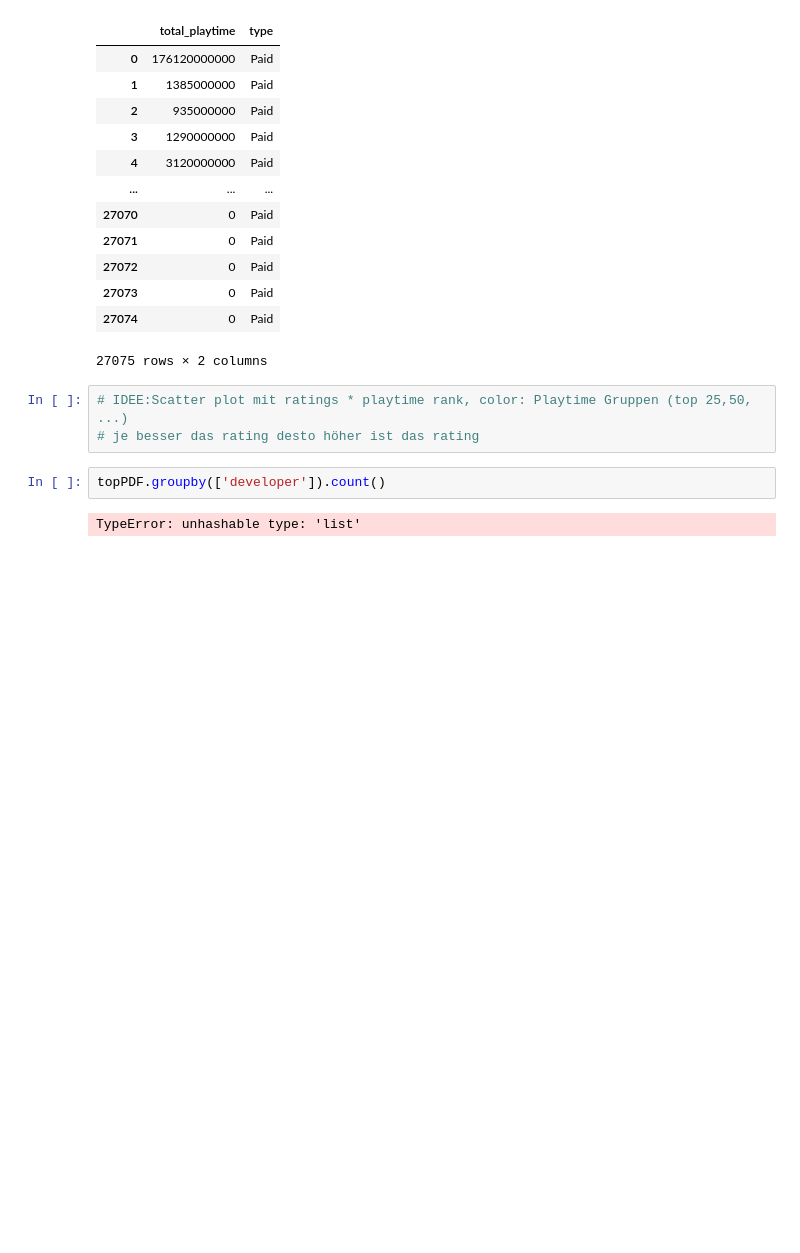
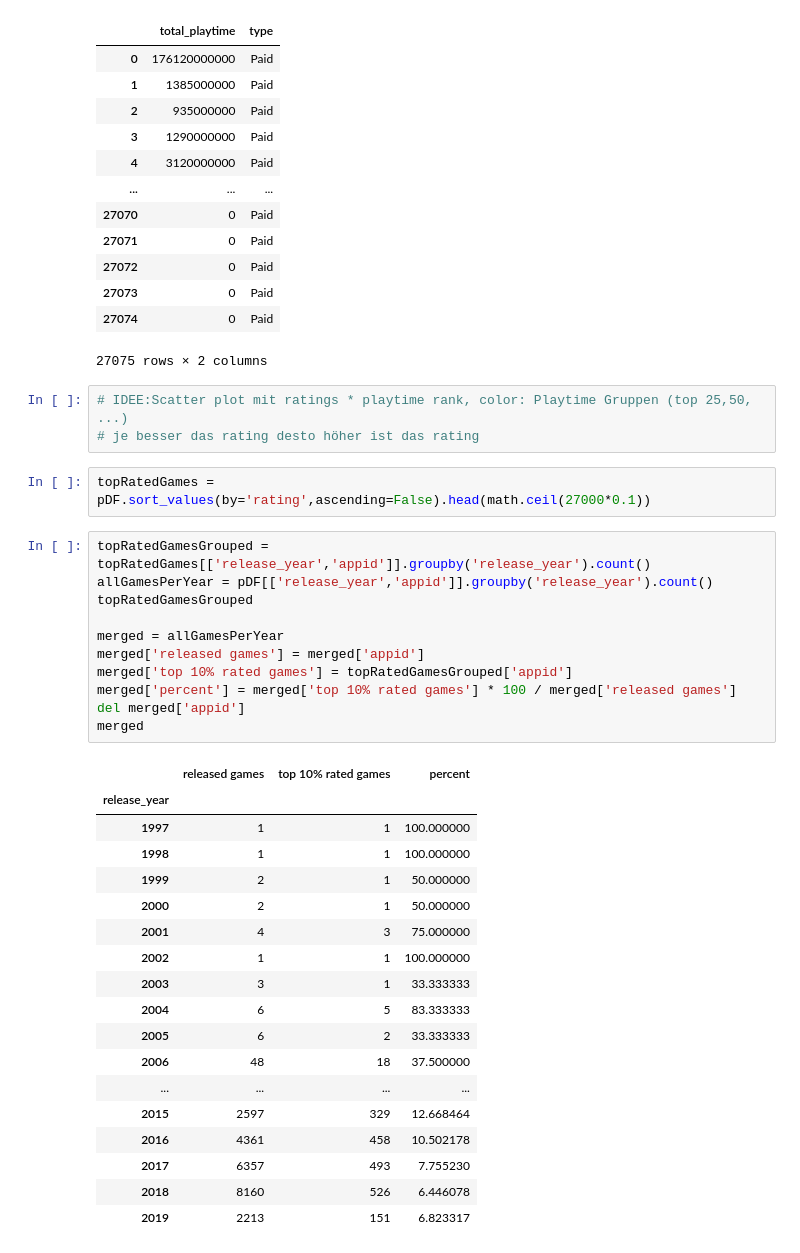
Before and after one commit to Emanum/TU_Visual_Data_Science, a Jupyter notebook: lab2/Steam-Analysis.ipynb, the cells around one changed output. Saved outputs shown, nothing was run; the diff lists cells and outputs as text; blank space fills up the shorter version.

```diff
--- a/lab2/Steam-Analysis.ipynb
+++ b/lab2/Steam-Analysis.ipynb
@@ -534,7 +534,35 @@ pDF[['total_playtime','type']]
 # %%
 # IDEE:Scatter plot mit ratings * playtime rank, color: Playtime Gruppen (top 25,50, ...)
 # je besser das rating desto höher ist das rating
-# %%
-topPDF.groupby(['developer']).count()
-# %% [output]
-TypeError: unhashable type: 'list'
+# %%
+topRatedGames = pDF.sort_values(by='rating',ascending=False).head(math.ceil(27000*0.1))
+# %%
+topRatedGamesGrouped = topRatedGames[['release_year','appid']].groupby('release_year').count()
+allGamesPerYear = pDF[['release_year','appid']].groupby('release_year').count()
+topRatedGamesGrouped
+
+merged = allGamesPerYear
+merged['released games'] = merged['appid']
+merged['top 10% rated games'] = topRatedGamesGrouped['appid']
+merged['percent'] = merged['top 10% rated games'] * 100 / merged['released games']
+del merged['appid']
+merged
+# %% [output]
+|  | released games | top 10% rated games | percent |
+| release_year |  |  |  |
+| 1997 | 1 | 1 | 100.000000 |
+| 1998 | 1 | 1 | 100.000000 |
+| 1999 | 2 | 1 | 50.000000 |
+| 2000 | 2 | 1 | 50.000000 |
+| 2001 | 4 | 3 | 75.000000 |
+| 2002 | 1 | 1 | 100.000000 |
+| 2003 | 3 | 1 | 33.333333 |
+| 2004 | 6 | 5 | 83.333333 |
+| 2005 | 6 | 2 | 33.333333 |
+| 2006 | 48 | 18 | 37.500000 |
+| ... | ... | ... | ... |
+| 2015 | 2597 | 329 | 12.668464 |
+| 2016 | 4361 | 458 | 10.502178 |
+| 2017 | 6357 | 493 | 7.755230 |
+| 2018 | 8160 | 526 | 6.446078 |
+| 2019 | 2213 | 151 | 6.823317 |
```
Also changed, not shown: parts of 2 cells of this notebook, 6 other files.
